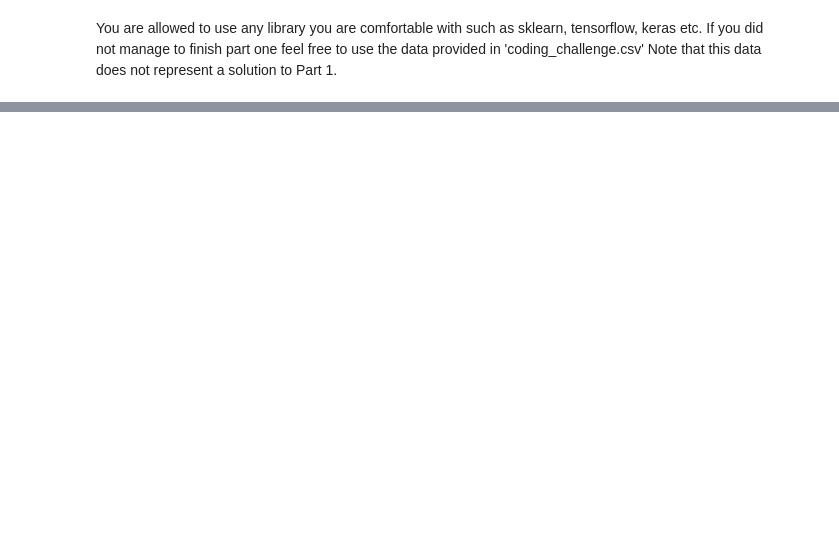
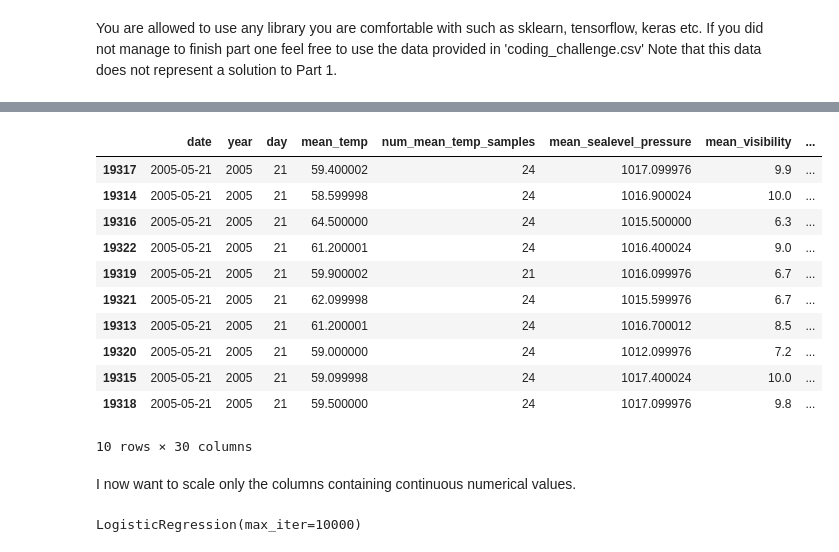
Before and after one commit to rajeevkarthika/coding_challenge, a Jupyter notebook: Coding_Challenge.ipynb, the cells around one changed output, grey strips where cells are left out. Saved outputs shown, nothing was run; the diff lists cells and outputs as text; code cells hidden in the pictures; blank space fills up the shorter version.

```diff
--- a/Coding_Challenge.ipynb
+++ b/Coding_Challenge.ipynb
@@ -179,0 +672,3 @@ If you did not manage to finish part one feel free to use the data provided in '
+# %%
+# Drop the original month column to avoid redundancy
+snow_df = snow_df.drop(columns='month')
@@ -179,0 +688,7 @@ If you did not manage to finish part one feel free to use the data provided in '
+# %%
+# Create a new column indicating whether it snowed at a given station in the previous day
+# Each row only sees the previous entry, thus avoiding any data leakage
+snow_df['snowed_previous_day'] = snow_df.sort_values(['date', 'station_id'])['snow'].shift().fillna(0) # to fill the only missing entry with 0
+
+# Print first few rows
+snow_df.head()
@@ -179,0 +704,3 @@ If you did not manage to finish part one feel free to use the data provided in '
+# %%
+# Create dummy varibales for station_ids
+snow_df = pd.get_dummies(snow_df, columns=['station_id'], prefix='station', drop_first=True) # drop the first one to avoid linear dependency
@@ -179,0 +727,3 @@ If you did not manage to finish part one feel free to use the data provided in '
+# %%
+# The date on which the prediction needs to be made.
+pred_date = str(dt.datetime.today()- dt.timedelta(days=20*365)).split(' ')[0]
@@ -179,0 +793,25 @@ If you did not manage to finish part one feel free to use the data provided in '
+# %%
+# Create a dataframe that only contains records for pred_date
+df_test =  snow_df[snow_df['date'] == pred_date]
+
+# Print first few rows
+display(df_test)
+
+# Create test features and target
+test_features = df_test.drop(columns=['snow', 'date'])
+test_target = df_test['snow']
+# %% [output]
+|  | date | year | day | mean_temp | num_mean_temp_samples | mean_sealevel_pressure | mean_visibility | ... |
+| 19317 | 2005-05-21 | 2005 | 21 | 59.400002 | 24 | 1017.099976 | 9.9 | ... |
+| 19314 | 2005-05-21 | 2005 | 21 | 58.599998 | 24 | 1016.900024 | 10.0 | ... |
+| 19316 | 2005-05-21 | 2005 | 21 | 64.500000 | 24 | 1015.500000 | 6.3 | ... |
+| 19322 | 2005-05-21 | 2005 | 21 | 61.200001 | 24 | 1016.400024 | 9.0 | ... |
+| 19319 | 2005-05-21 | 2005 | 21 | 59.900002 | 21 | 1016.099976 | 6.7 | ... |
+| 19321 | 2005-05-21 | 2005 | 21 | 62.099998 | 24 | 1015.599976 | 6.7 | ... |
+| 19313 | 2005-05-21 | 2005 | 21 | 61.200001 | 24 | 1016.700012 | 8.5 | ... |
+| 19320 | 2005-05-21 | 2005 | 21 | 59.000000 | 24 | 1012.099976 | 7.2 | ... |
+| 19315 | 2005-05-21 | 2005 | 21 | 59.099998 | 24 | 1017.400024 | 10.0 | ... |
+| 19318 | 2005-05-21 | 2005 | 21 | 59.500000 | 24 | 1017.099976 | 9.8 | ... |
+10 rows × 30 columns
+# %% [markdown]
+I now want to scale only the columns containing continuous numerical values.
@@ -179,0 +854,9 @@ If you did not manage to finish part one feel free to use the data provided in '
+# %%
+# Import the and initialise the model
+from sklearn.linear_model import LogisticRegression
+logreg = LogisticRegression(max_iter=10000) # had to increase max_iter for convergence
+
+# Fit the model
+logreg.fit(train_features_scaled, train_target)
+# %% [output]
+LogisticRegression(max_iter=10000)
```
Also changed, not shown: parts of 83 cells of this notebook.
